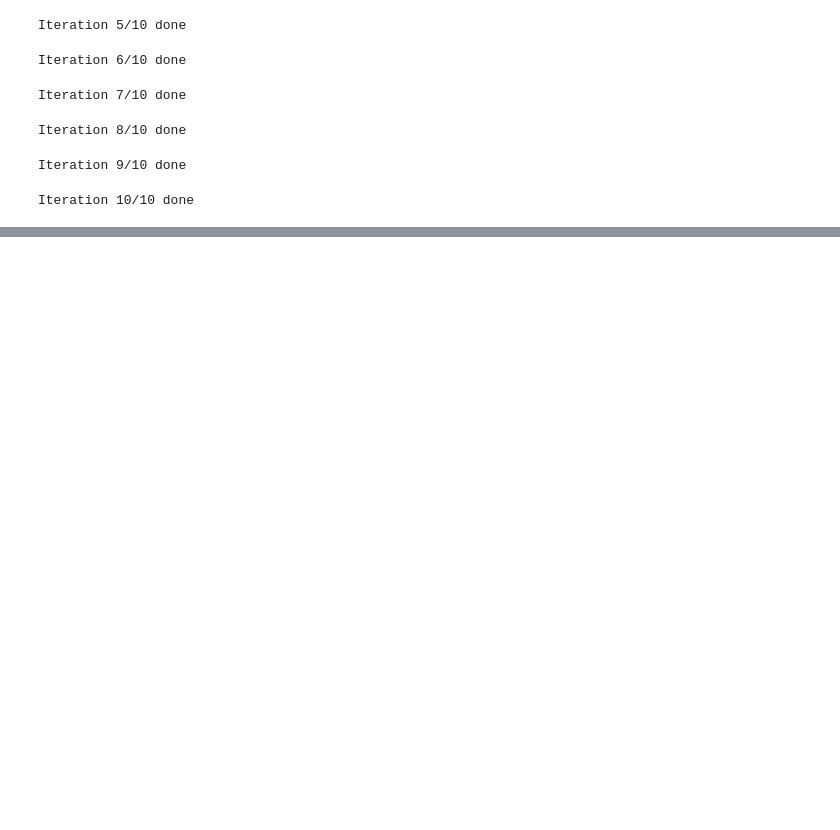
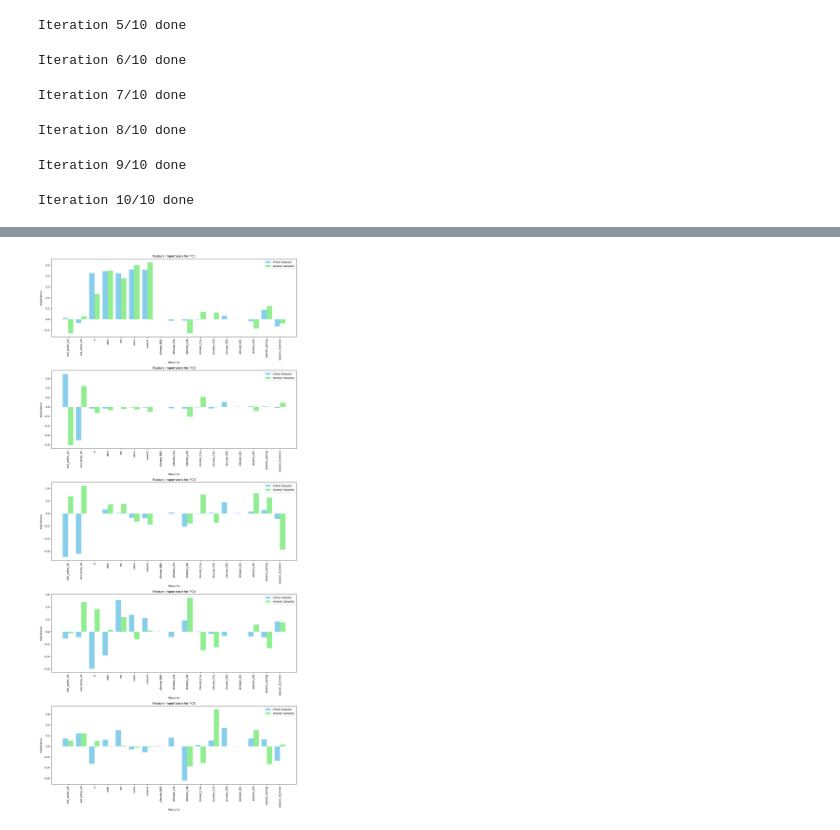
Before and after one commit to JBorregaardd/bachelorprojekt---satellit, a Jupyter notebook: AL-model.ipynb, the cells around one changed output, grey strips where cells are left out. Drawn from its saved outputs; the diff is of its cells as text; code cells hidden in the pictures; blank space fills up the shorter version.

```diff
--- a/AL-model.ipynb
+++ b/AL-model.ipynb
@@ -166,0 +293,24 @@ plt.show()
+# %%
+num_components = X_pca.n_components_
+fig, axs = plt.subplots(num_components, 1, figsize=(14, num_components * 6))
+
+# Loop to create subplots for each component
+for i in range(num_components):
+    pc = f'PC{i+1}'
+    ax = axs[i] if num_components > 1 else axs  # Handle single subplot case
+    width = 0.4
+    x = np.arange(len(T.columns))
+
+    ax.bar(x - width/2, components_df.loc[pc], width, label='Entire Dataset', color='skyblue')
+    ax.bar(x + width/2, greedy_components_df.loc[pc], width, label='Greedy Samples', color='lightgreen')
+    ax.set_title(f'Feature Importance for {pc}')
+    ax.set_ylabel('Importance')
+    ax.set_xlabel('Features')
+    ax.set_xticks(x)
+    ax.set_xticklabels(T.columns, rotation=90)
+    ax.legend()
+
+plt.tight_layout()
+plt.show()
+# %% [output]
+[figure, added]
```
Also changed, not shown: parts of 9 cells of this notebook, 5 other files.
